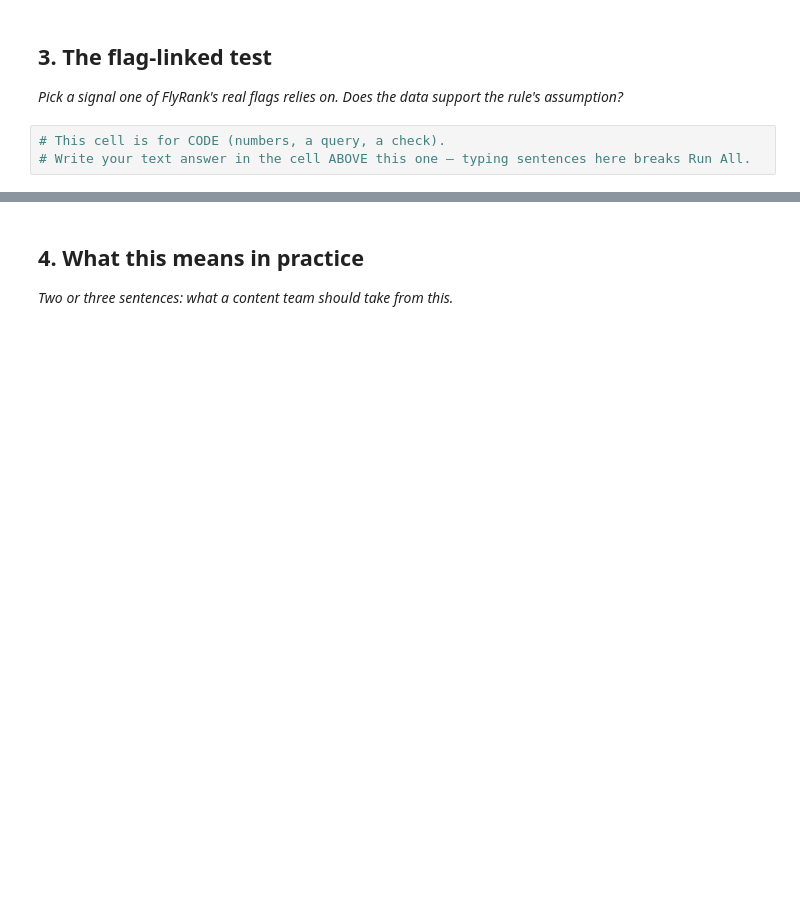
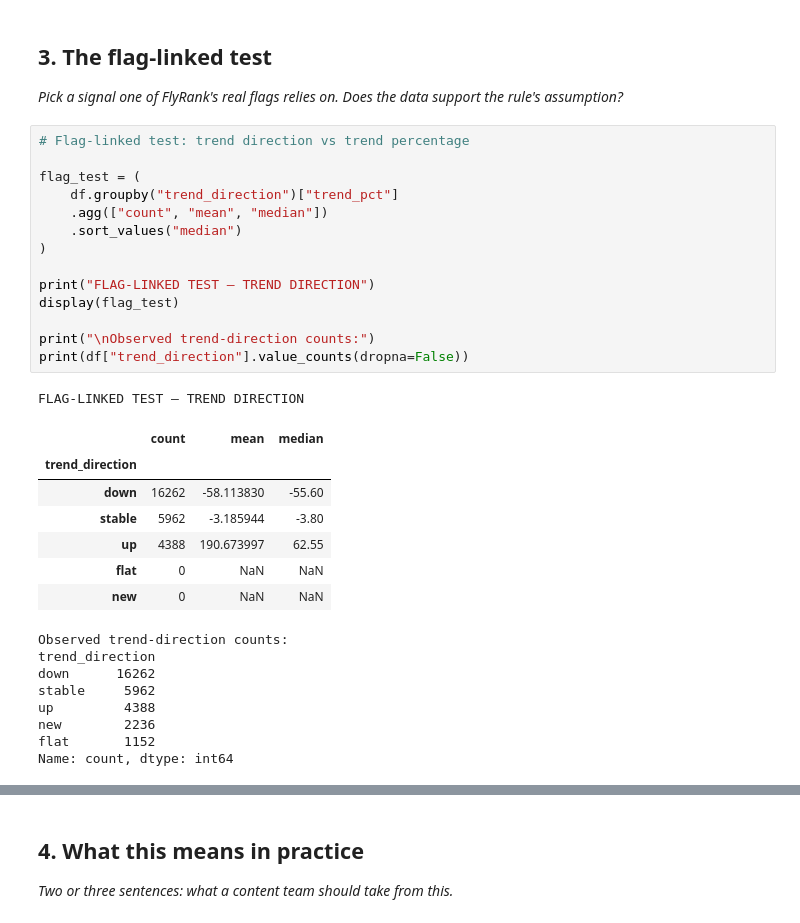
Before and after one commit to UbaidMalik365/flyrank-ml-internship, a Jupyter notebook: work/notebooks/w04_signal_audit.ipynb, the cells around one changed output, grey strips where cells are left out. Cells and saved outputs as stored; diff of their text form; blank space fills up the shorter version.

```diff
--- a/work/notebooks/w04_signal_audit.ipynb
+++ b/work/notebooks/w04_signal_audit.ipynb
@@ -24,6 +169,34 @@ This skeleton is yours to fill. Work the sections **in order** — each one has
 ## 3. The flag-linked test
 
 *Pick a signal one of FlyRank's real flags relies on. Does the data support the rule's assumption?*
-# %%
-# This cell is for CODE (numbers, a query, a check).
-# Write your text answer in the cell ABOVE this one — typing sentences here breaks Run All.
+# %%
+# Flag-linked test: trend direction vs trend percentage
+
+flag_test = (
+    df.groupby("trend_direction")["trend_pct"]
+    .agg(["count", "mean", "median"])
+    .sort_values("median")
+)
+
+print("FLAG-LINKED TEST — TREND DIRECTION")
+display(flag_test)
+
+print("\nObserved trend-direction counts:")
+print(df["trend_direction"].value_counts(dropna=False))
+# %% [output]
+FLAG-LINKED TEST — TREND DIRECTION
+|  | count | mean | median |
+| trend_direction |  |  |  |
+| down | 16262 | -58.113830 | -55.60 |
+| stable | 5962 | -3.185944 | -3.80 |
+| up | 4388 | 190.673997 | 62.55 |
+| flat | 0 | NaN | NaN |
+| new | 0 | NaN | NaN |
+Observed trend-direction counts:
+trend_direction
+down      16262
+stable     5962
+up         4388
+new        2236
+flat       1152
+Name: count, dtype: int64
```
Also changed, not shown: parts of 11 cells of this notebook.
